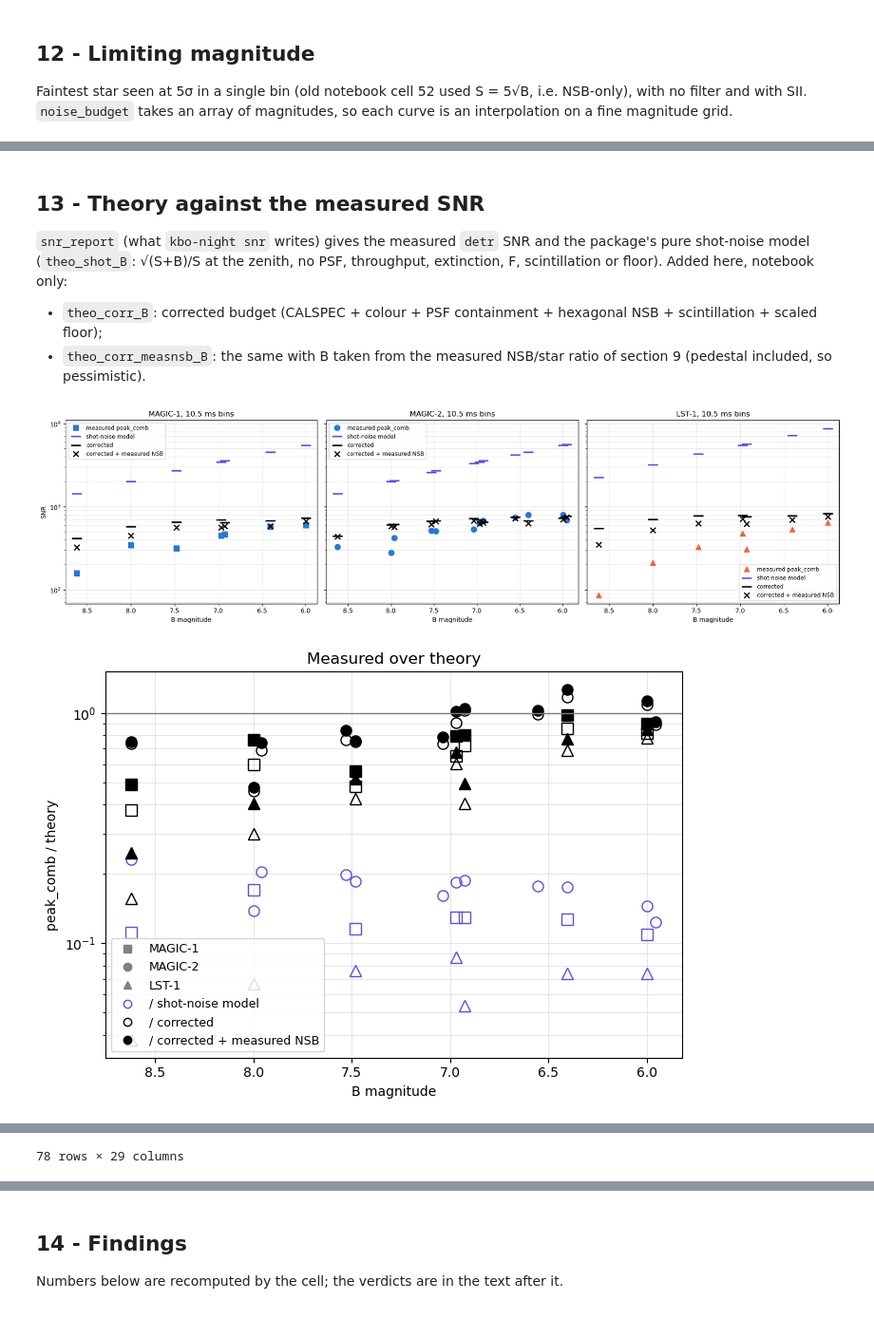
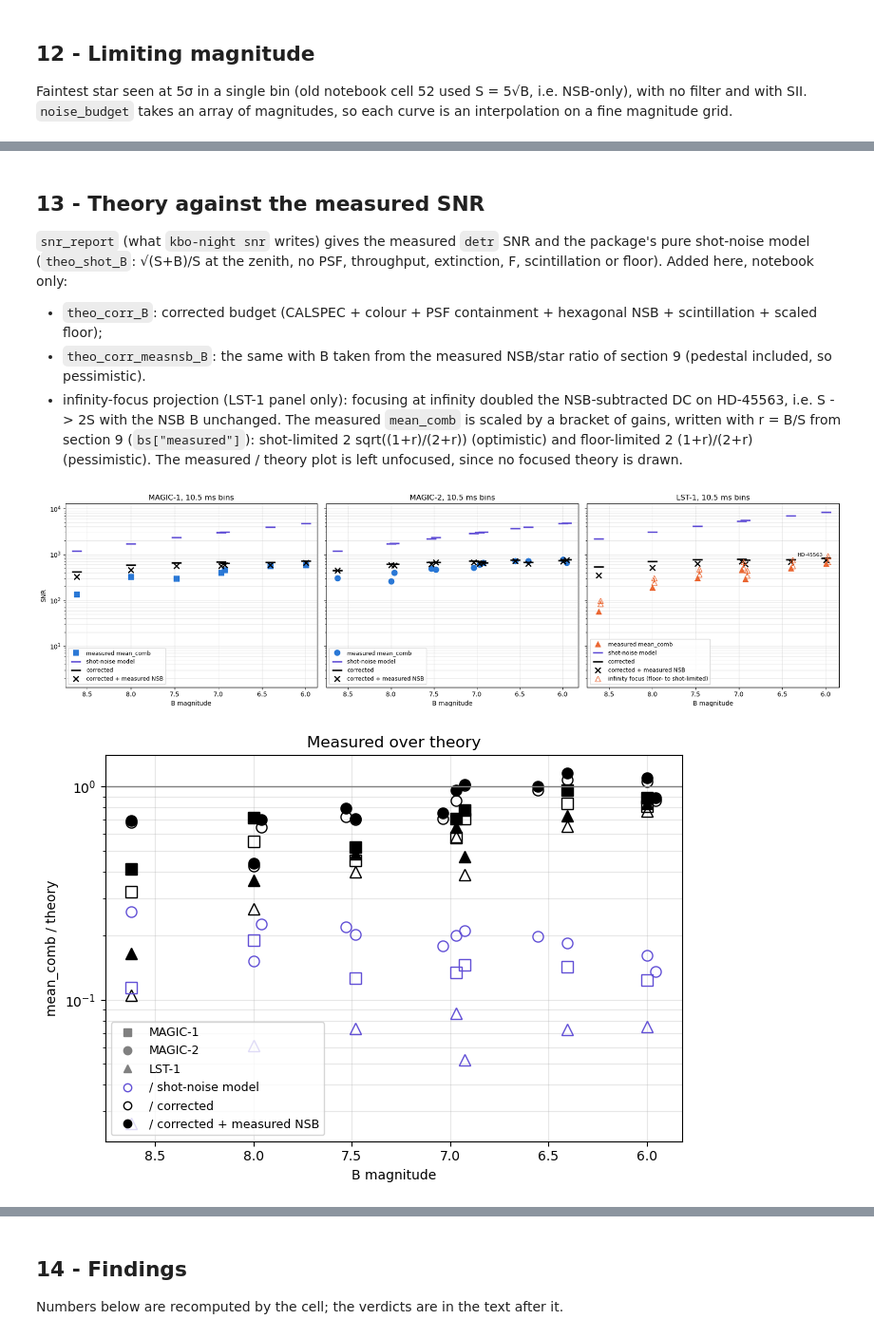
Before and after one commit to eliadse/kbo-occultation, a Jupyter notebook: notebooks/snr_theo_study.ipynb, the cells around one changed output, grey strips where cells are left out. Shown at 95% size. Saved outputs shown, nothing was run; the diff lists cells and outputs as text; code cells hidden in the pictures.

Commit message:
Added the expected effect for when LST focuses to infinity and ran with the updated parameters

```diff
--- a/notebooks/snr_theo_study.ipynb
+++ b/notebooks/snr_theo_study.ipynb
@@ -955,14 +953,3 @@ plt.savefig(f"./All_noise.png", dpi=200)
 plt.show()
 # %% [output]
 [figure]
-# %%
-# package (Instrument.noise_budget) against the notebook's independent corrected budget: must agree
-worst = 0.0
-for t, i in INSTR.items():
-    for m in (6, 8, 10, 12):
-        for tb in (5 * u.ms, 10 * u.ms, 100 * u.ms):
-            a = package_budget(i, m, tb, airmass=1.3, extinction=True, psf_containment=0.9, temperature_K=12000)
-            b = corrected_budget(i, m, tb, airmass=1.3, psf=0.9, teff=12000)
-            worst = max(worst, abs(a["sigma_total"] / b["sigma_total"] - 1))
-print(f"max |package / corrected - 1| over MAGIC, LST, B = 6-12, 5-100 ms: {worst:.2%}")
-assert worst < 0.01
@@ -1032,6 +1116,10 @@ plt.show()
 - `theo_corr_B`: corrected budget (CALSPEC + colour + PSF containment + hexagonal NSB + scintillation + scaled floor);
 - `theo_corr_measnsb_B`: the same with B taken from the measured NSB/star ratio of section 9 (pedestal included, so
   pessimistic).
+- infinity-focus projection (LST-1 panel only): focusing at infinity doubled the NSB-subtracted DC on HD-45563, i.e.
+  S -> 2S with the NSB B unchanged. The measured `mean_comb` is scaled by a bracket of gains, written with r = B/S from
+  section 9 (`bs["measured"]`): shot-limited 2 sqrt((1+r)/(2+r)) (optimistic) and floor-limited 2 (1+r)/(2+r) (pessimistic).
+  The measured / theory plot is left unfocused, since no focused theory is drawn.
 # %%
 res = snr_report(log, lcs=lcs)
 extra = []
@@ -1048,47 +1136,65 @@ for (night_name, obs_name, tel_name, n_bin), r in res.iterrows():
 res = res.join(pd.DataFrame(extra).set_index(["night", "observation", "telescope", "n_bin"]))
 THEO = {f"theo_shot_{BAND}": "shot-noise model", f"theo_corr_{BAND}": "corrected", f"theo_corr_measnsb_{BAND}": "corrected + measured NSB"}
 for col in THEO:
-    res[f"peak_comb / {THEO[col]}"] = res["peak_comb"] / res[col]
+    res[f"mean_comb / {THEO[col]}"] = res["mean_comb"] / res[col]
 
 THEO_STYLE = {f"theo_shot_{BAND}": dict(color="#6250d6", marker="_", ms=16, mew=2.5),
               f"theo_corr_{BAND}": dict(color="k", marker="_", ms=16, mew=2.5),
               f"theo_corr_measnsb_{BAND}": dict(color="k", marker="x", ms=9, mew=2)}
+FOCUS_STAR_GAIN = 2.0   # HD-45563: NSB-subtracted DC, infinity focus vs standard IACT focus
+nsb_star = bs["measured"].reindex(res.index.droplevel("n_bin")).to_numpy()   # B/S of section 9
+g = FOCUS_STAR_GAIN
+res["focus_gain_shot"] = g * np.sqrt((1 + nsb_star) / (g + nsb_star))
+res["focus_gain_floor"] = g * (1 + nsb_star) / (g + nsb_star)
+is_lst = res.index.get_level_values("telescope") == "LST-1"
+for k in ("shot", "floor"):
+    res[f"mean_comb_focus_{k}"] = np.where(is_lst, res["mean_comb"] * res[f"focus_gain_{k}"], np.nan)
+
 sub = res.xs(N_BINS[1], level="n_bin")
 tel_names = list(MARK)
 fig, axes = plt.subplots(1, len(tel_names), figsize=(6 * len(tel_names), 5), sharey=True)
 for ax, tel_name in zip(axes, tel_names):
     rows_t = sub.xs(tel_name, level="telescope")
     mags_t = [log.nights[n].observations[o].magnitude(BAND) for n, o in rows_t.index]
-    ax.plot(mags_t, rows_t["peak_comb"], MARK[tel_name], ms=9, color=TEL_COLORS[KIND[tel_name]], ls="", label="measured peak_comb")
+    ax.plot(mags_t, rows_t["mean_comb"], MARK[tel_name], ms=9, color=TEL_COLORS[KIND[tel_name]], ls="", label="measured mean_comb")
     for col, style in THEO_STYLE.items():
         ax.plot(mags_t, rows_t[col], ls="", label=THEO[col], **style)
+    if tel_name == "LST-1":
+        lo, hi = rows_t["mean_comb_focus_floor"], rows_t["mean_comb_focus_shot"]
+        xs = np.asarray(mags_t) - 0.02
+        ax.vlines(xs, lo, hi, color=TEL_COLORS[KIND[tel_name]], lw=1.5)
+        ax.plot(xs, lo, "^", mfc="none", color=TEL_COLORS[KIND[tel_name]], ms=9, ls="")
+        ax.plot(xs, hi, "^", mfc="none", color=TEL_COLORS[KIND[tel_name]], ms=9, ls="",
+                label="infinity focus (floor- to shot-limited)")
+        for (n_, o_), x_, h_ in zip(rows_t.index, xs, hi):
+            if o_ == "HD-45563":
+                ax.annotate(o_, (x_, h_), textcoords="offset points", xytext=(8, 6), fontsize=8)
     ax.set(yscale="log", xlabel=f"{BAND} magnitude", title=f"{tel_name}, {sub['bin_ms'].iloc[0]:.1f} ms bins")
     ax.invert_xaxis(); ax.grid(alpha=0.3, which="both"); ax.legend(fontsize=9)
 axes[0].set_ylabel("SNR")
 plt.tight_layout()
 plt.savefig(f"./SNR_measured_and_theory.png", dpi=200)
 plt.show()
 
 fig, ax = plt.subplots(figsize=(7, 5))
 for (night_name, obs_name, tel_name), r in sub.iterrows():
     m = log.nights[night_name].observations[obs_name].magnitude(BAND)
     for col, style in THEO_STYLE.items():
-        ax.plot(m, r[f"peak_comb / {THEO[col]}"], MARK[tel_name], ms=8, color=style["color"],
+        ax.plot(m, r[f"mean_comb / {THEO[col]}"], MARK[tel_name], ms=8, color=style["color"],
                 mfc=style["color"] if col == f"theo_corr_measnsb_{BAND}" else "none")
 handles = [plt.Line2D([], [], color="grey", marker=mk, ls="", label=t) for t, mk in MARK.items()]
 handles += [plt.Line2D([], [], color="#6250d6", marker="o", mfc="none", ls="", label="/ shot-noise model"),
             plt.Line2D([], [], color="k", marker="o", mfc="none", ls="", label="/ corrected"),
             plt.Line2D([], [], color="k", marker="o", ls="", label="/ corrected + measured NSB")]
 ax.axhline(1, color="grey", lw=1)
-ax.set(yscale="log", xlabel=f"{BAND} magnitude", ylabel="peak_comb / theory", title="Measured over theory")
+ax.set(yscale="log", xlabel=f"{BAND} magnitude", ylabel="mean_comb / theory", title="Measured over theory")
 ax.invert_xaxis(); ax.grid(alpha=0.3, which="both"); ax.legend(handles=handles, fontsize=9)
 plt.tight_layout()
 plt.savefig(f"./SNR_measured_over_theory.png", dpi=200)
 plt.show()
 
-ratio_cols = [f"peak_comb / {v}" for v in THEO.values()]
+ratio_cols = [f"mean_comb / {v}" for v in THEO.values()]
 res.groupby(["n_bin", "telescope"])[ratio_cols].median()
-res
 # %% [output]
-[figure, old version]
+[figure, new version]
-[figure, old version]
+[figure, new version]
@@ -1108 +1211,0 @@ res
-78 rows × 29 columns
```
Also changed, not shown: parts of 22 cells of this notebook, 1 other file.
